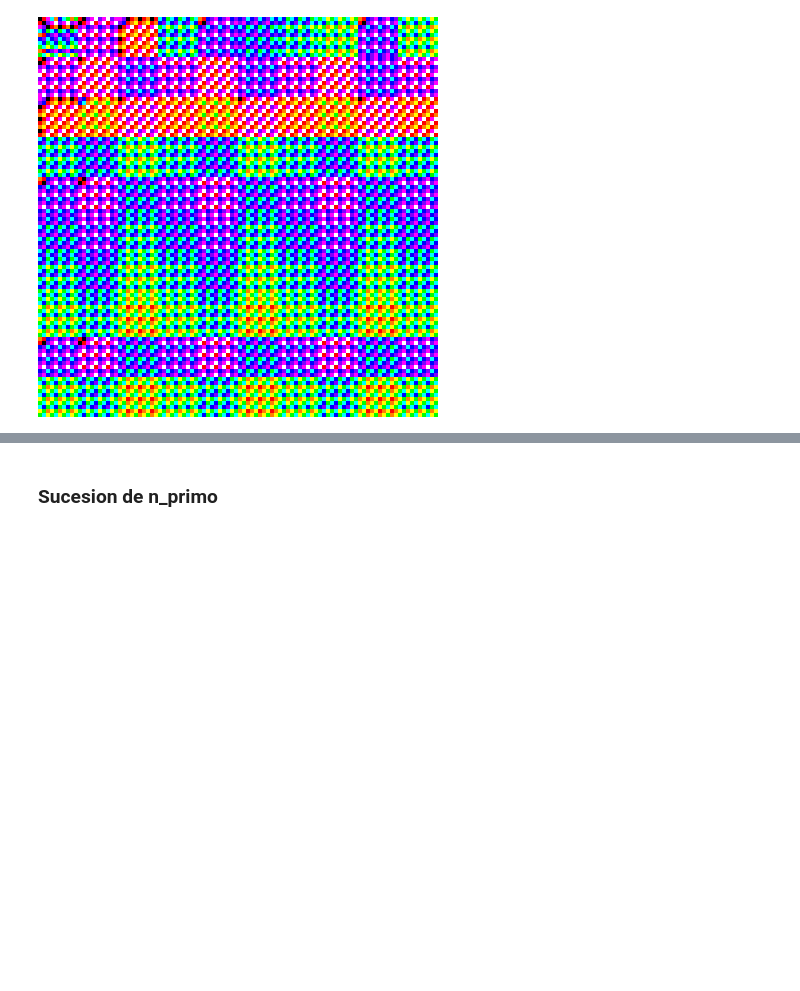
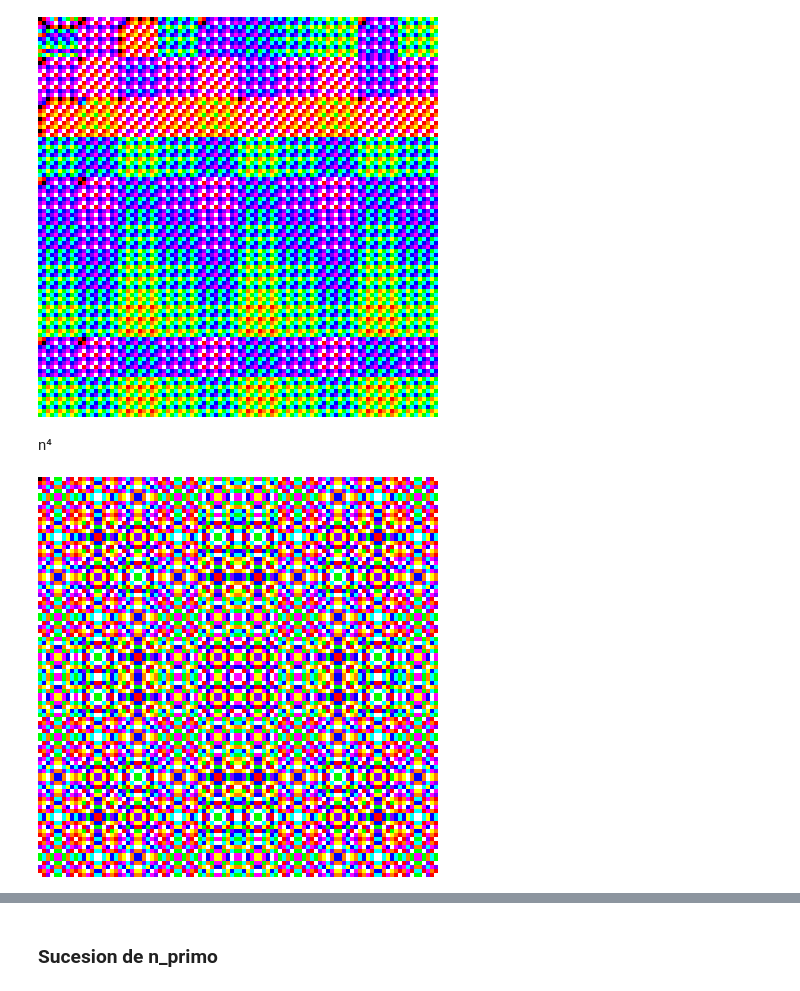
Before and after one commit to Dnllns/B10_clustering, a Jupyter notebook: B10_clustering.ipynb, the cells around one changed output, grey strips where cells are left out. Saved outputs shown, nothing was run; the diff lists cells and outputs as text; code cells hidden in the pictures; blank space fills up the shorter version.

Commit message:
Añadido nuevas imagenes

```diff
--- a/B10_clustering.ipynb
+++ b/B10_clustering.ipynb
@@ -1033,3 +1033,18 @@ gen_supermatrix_image(
 )
 # %% [output]
 [figure]
+# %% [markdown]
+n⁴
+# %%
+gen_supermatrix_image(
+    exp_k,     # Funcion que calcula los numeros de la sucesion
+    "+",          # Metodo de generacion de la sucesion "+", "-", "*", "/",
+    0,              # Termino inicial de la sucesion
+    10, 10,         # Ancho y alto del cluster
+    10, 10,         # Ancho y alto de la matriz de clusters
+    4,              # Escala de la imagen  4 = 1 pixel * 4 -> 1 pixel se expande en 4 pixeles
+    number_to_color,# Funcion que asigna un color a cada numero
+    a_args=(4, )    # Argumentos de la funcion a
+)
+# %% [output]
+[figure, added]
```
Also changed, not shown: parts of 10 cells of this notebook.
